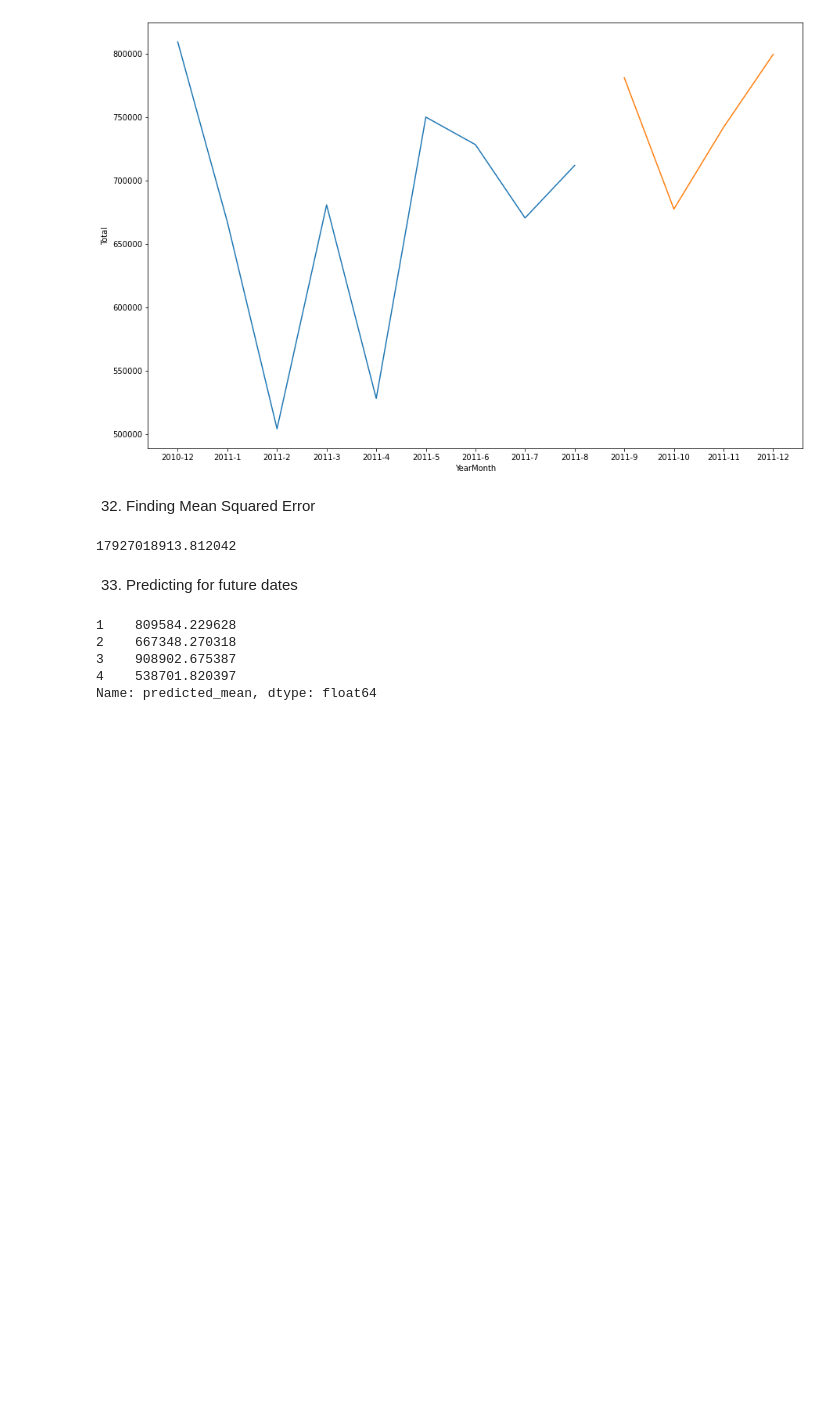
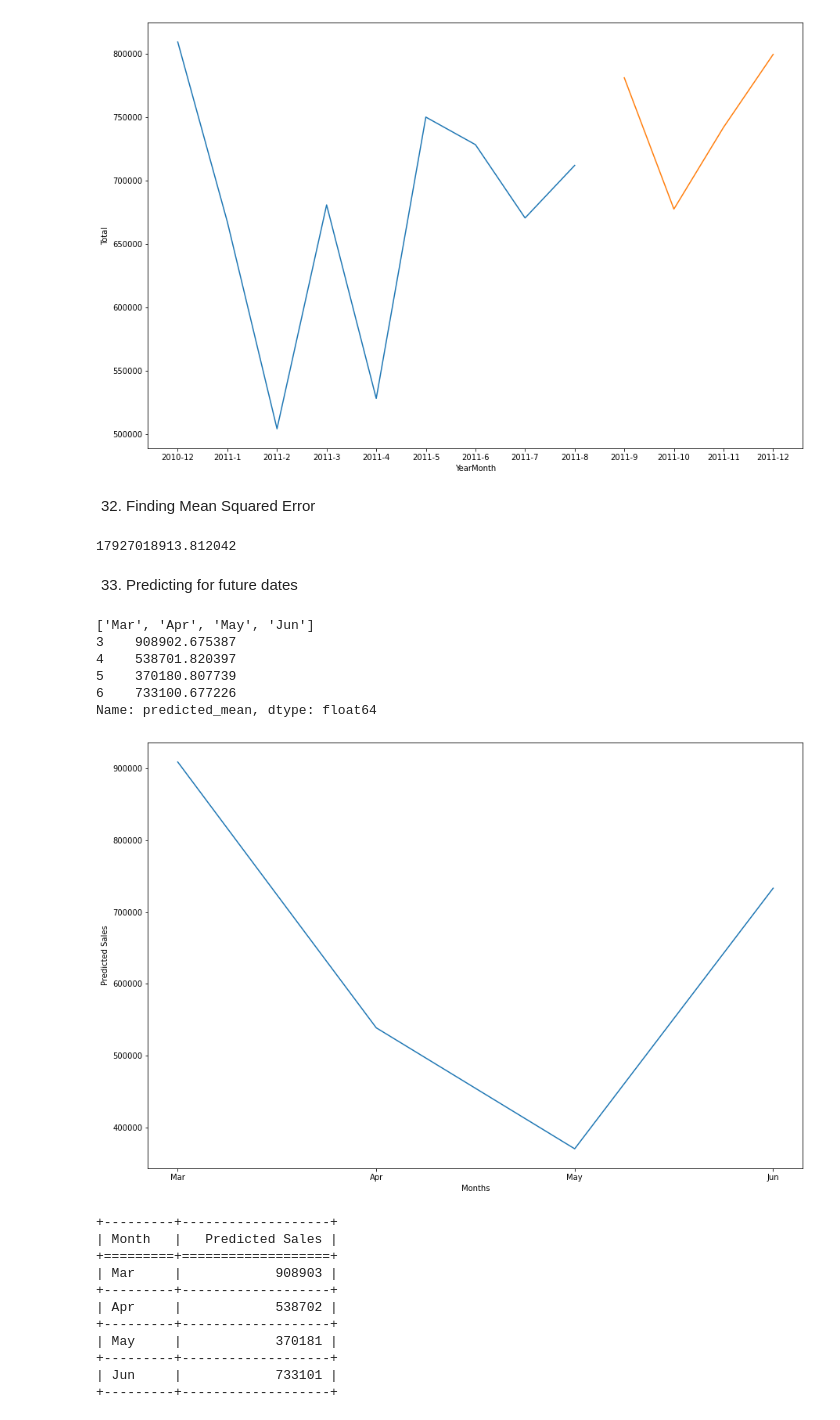
Before and after one commit to MBA-Retailers/mba-project, a Jupyter notebook: Time_Series_Analysis/TSA.ipynb, the cells around one changed output. Drawn from its saved outputs; the diff is of its cells as text; code cells hidden in the pictures; blank space fills up the shorter version.

Commit message:
Updates to mean squared error and tabulations

```diff
--- a/Time_Series_Analysis/TSA.ipynb
+++ b/Time_Series_Analysis/TSA.ipynb
@@ -491,3 +495,11 @@ Q :  0
 # %%
 train_monthly_sales = monthly_sales[:int(0.7*(len(monthly_sales)))]
 test_monthly_sales = monthly_sales[int(0.7*(len(monthly_sales))):]
+# %%
+
+# Ensure train and test datasets have the same length
+test_monthly_sales = test_monthly_sales[:len(train_monthly_sales)]
+
+prediction = ARIMA(train_monthly_sales['log_sqrt_shift'], order=(1, 1, 3)).fit().predict(start=test_monthly_sales.index[0], end=test_monthly_sales.index[-1], typ='levels')
+MSE_Monthly = mean_squared_error(monthly_sales['log_sqrt_shift'][int(0.7*(len(monthly_sales))):], prediction)
+print("Mean squared error - monthly : ",MSE_Monthly)
@@ -586,16 +600,48 @@ mean_squared_error(monthly_sales['Total'][:len(predictions)], predictions)
 17927018913.812042
 # %% [markdown]
 33. Predicting for future dates
+# %%
+def get_months(start_month, end_month):
+    months = ['Jan', 'Feb', 'Mar', 'Apr', 'May', 'Jun', 'Jul', 'Aug', 'Sep', 'Oct', 'Nov', 'Dec']
+    start_index = int(start_month) - 1
+    end_index = int(end_month)
+    month_list = months[start_index:end_index]
+    return month_list
 # %%
+from tabulate import tabulate
 def prediction_for_future(start_month,end_month):
+    months = get_months(start_month, end_month)
+    print(months)
     predictions = model_monthly_sales.predict(start=start_month, end=end_month, typ='levels')
     print(predictions)
     plt.figure(figsize=(15, 10))
-    sns.lineplot(data=monthly_sales,x=monthly_sales['YearMonth'][int(0.7*(len(monthly_sales))):], y=monthly_sales['sarimax_prediction'][int(0.7*(len(monthly_sales))):])
+    sns.lineplot(data=predictions,x=months, y=predictions)
+    plt.xlabel('Months')
+    plt.ylabel('Predicted Sales')
     plt.show()
+# Create a list of tuples containing the predictions
+    prediction_table = list(zip(months, predictions))
+
+    # Print the table
+    print(tabulate(prediction_table, headers=['Month', 'Predicted Sales'], tablefmt='grid'))
-# %% [output]
-1    809584.229628
-2    667348.270318
-3    908902.675387
-4    538701.820397
-Name: predicted_mean, dtype: float64
+# %%
+prediction_for_future(3,6)
+# %% [output]
+['Mar', 'Apr', 'May', 'Jun']
+3    908902.675387
+4    538701.820397
+5    370180.807739
+6    733100.677226
+Name: predicted_mean, dtype: float64
+[figure, added]
++---------+-------------------+
+| Month   |   Predicted Sales |
++=========+===================+
+| Mar     |            908903 |
++---------+-------------------+
+| Apr     |            538702 |
++---------+-------------------+
+| May     |            370181 |
++---------+-------------------+
+| Jun     |            733101 |
++---------+-------------------+
```
Also changed, not shown: parts of 6 cells of this notebook.
